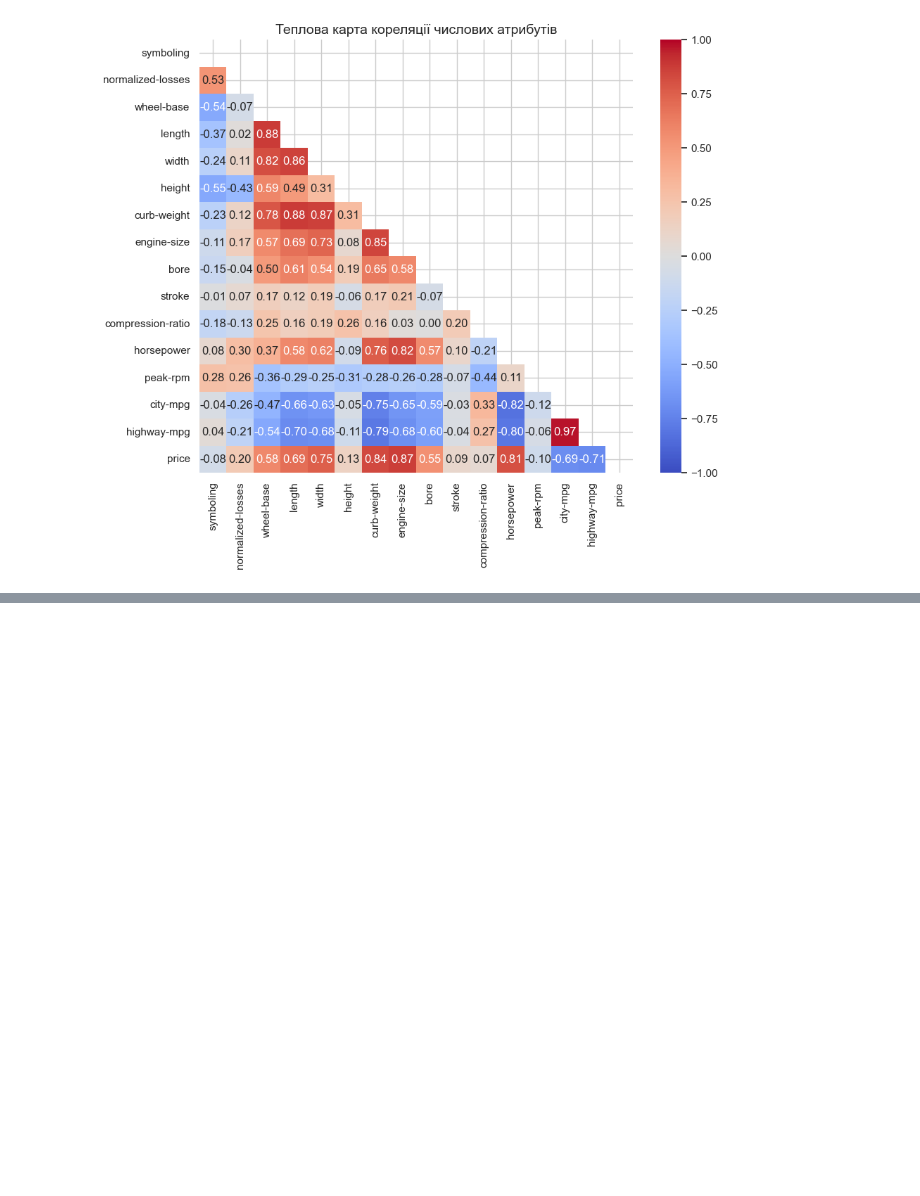
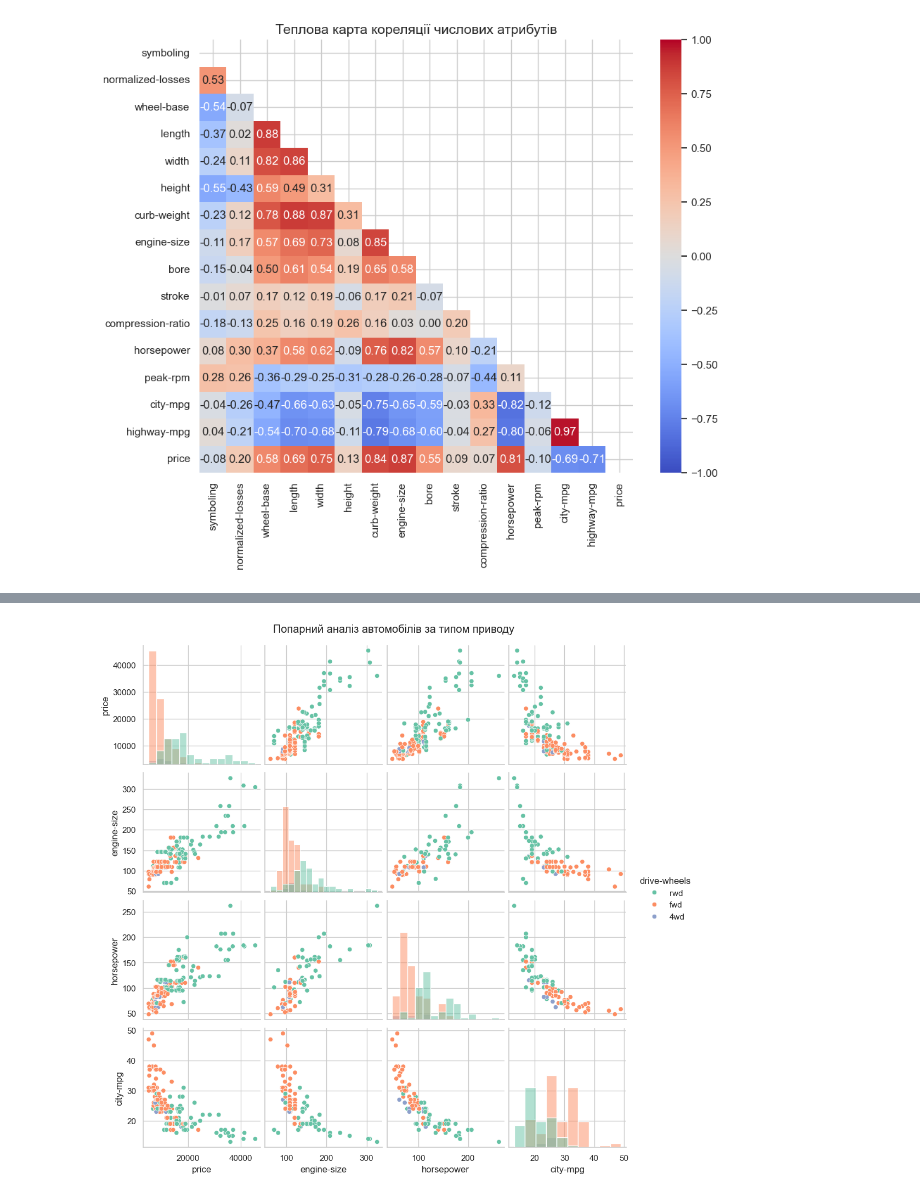
Before and after one commit to artpro9117-commits/fb-46_Protsan_zpad-2026, a Jupyter notebook: lab3/lab3.ipynb, the cells around one changed output, grey strips where cells are left out. Cells and saved outputs as stored; diff of their text form; code cells hidden in the pictures; blank space fills up the shorter version.

```diff
--- a/lab3/lab3.ipynb
+++ b/lab3/lab3.ipynb
@@ -152,0 +156,14 @@ Passing `palette` without assigning `hue` is deprecated and will be removed in v
+# %%
+columns_for_pairplot = ['price', 'engine-size', 'horsepower', 'city-mpg', 'drive-wheels']
+
+sns.pairplot(
+    df[columns_for_pairplot].dropna(),
+    hue='drive-wheels',
+    diag_kind='hist',
+    palette='Set2'
+)
+
+plt.suptitle("Попарний аналіз автомобілів за типом приводу", y=1.02)
+plt.show()
+# %% [output]
+[figure, added]
```
Also changed, not shown: parts of 1 cell of this notebook, 2 other files.
